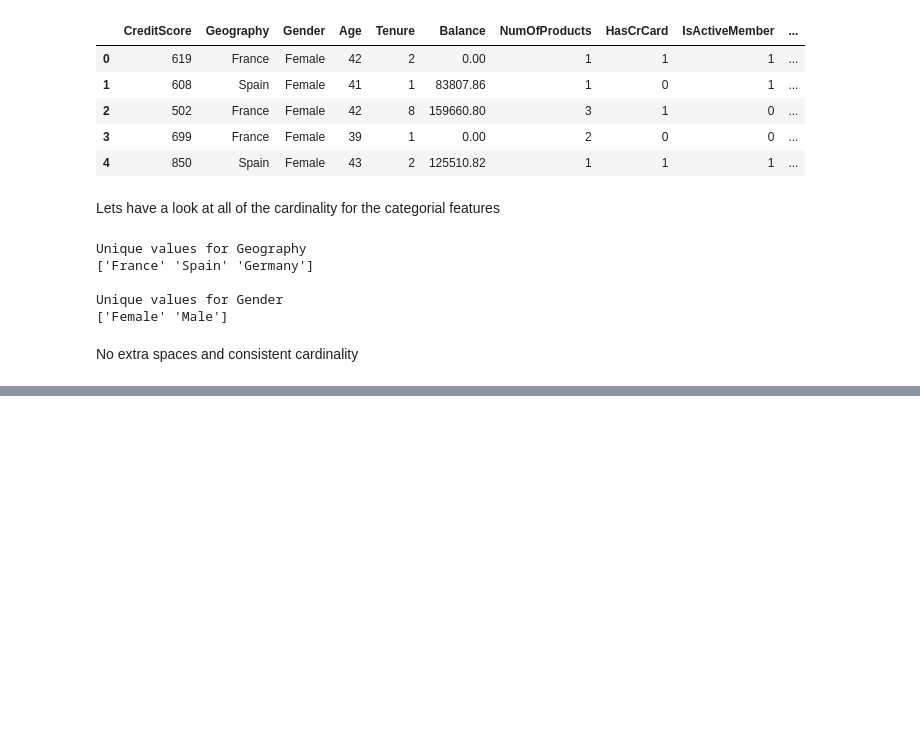
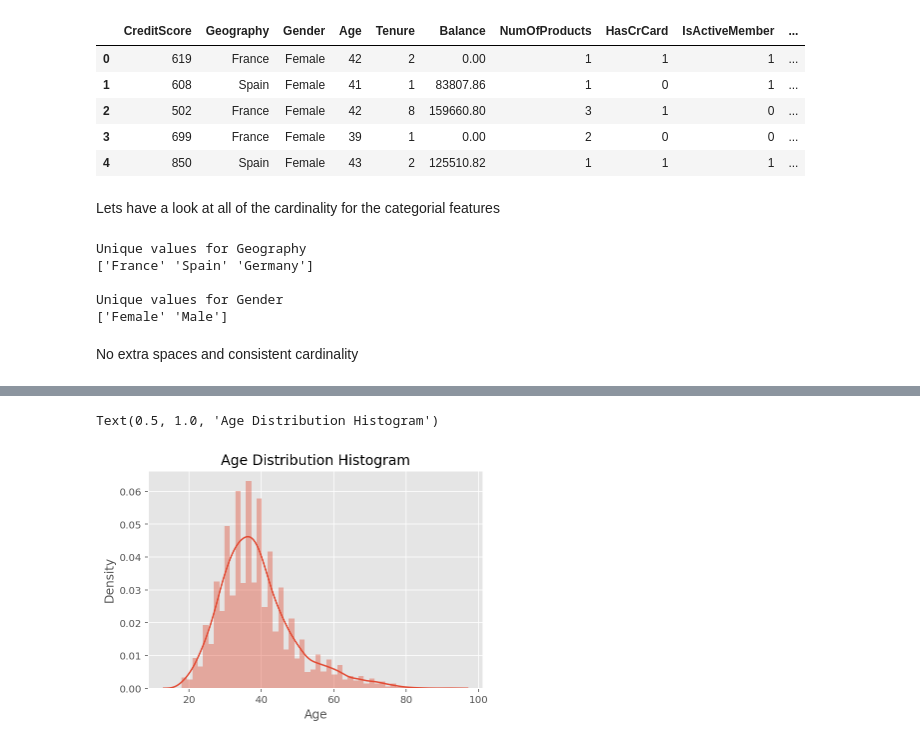
Before and after one commit to k-gs/Phase1, a Jupyter notebook: Phase1.ipynb, the cells around one changed output, grey strips where cells are left out. Cells and saved outputs as stored; diff of their text form; code cells hidden in the pictures; blank space fills up the shorter version.

```diff
--- a/Phase1.ipynb
+++ b/Phase1.ipynb
@@ -176,0 +229,6 @@ Target feature is already binary with 1 as positive and 0 as negative so no chan
+# %%
+# Age histogram with seaborn
+sns.distplot(data['Age'], kde= True).set_title('Age Distribution Histogram', fontsize= 14)
+# %% [output]
+Text(0.5, 1.0, 'Age Distribution Histogram')
+[figure, added]
```
Also changed, not shown: parts of 17 cells of this notebook.
